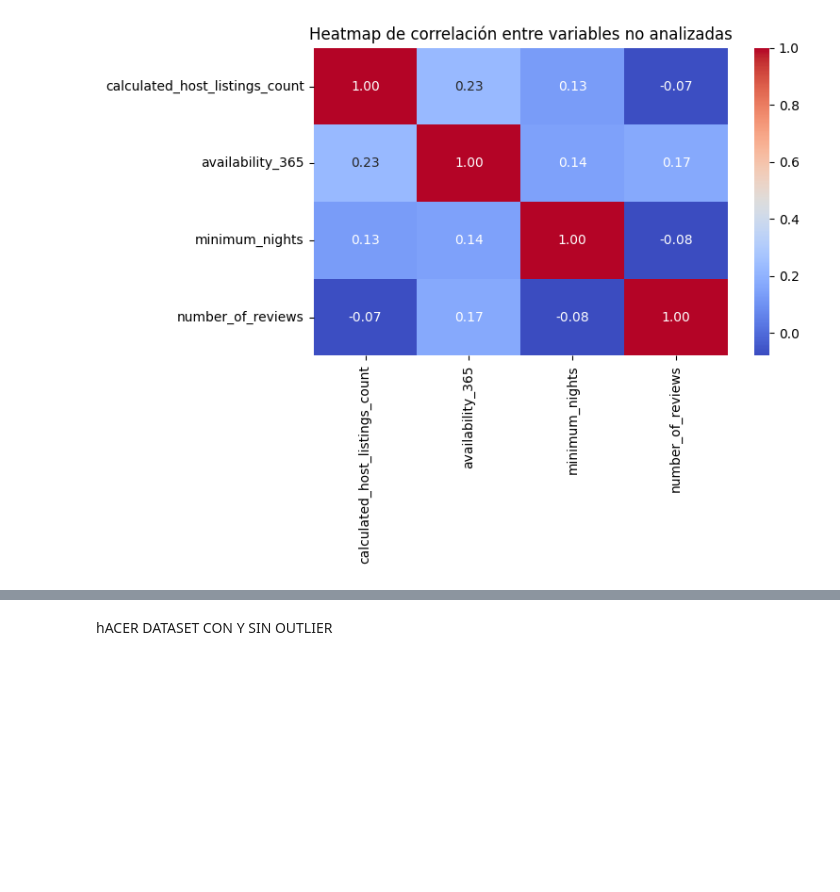
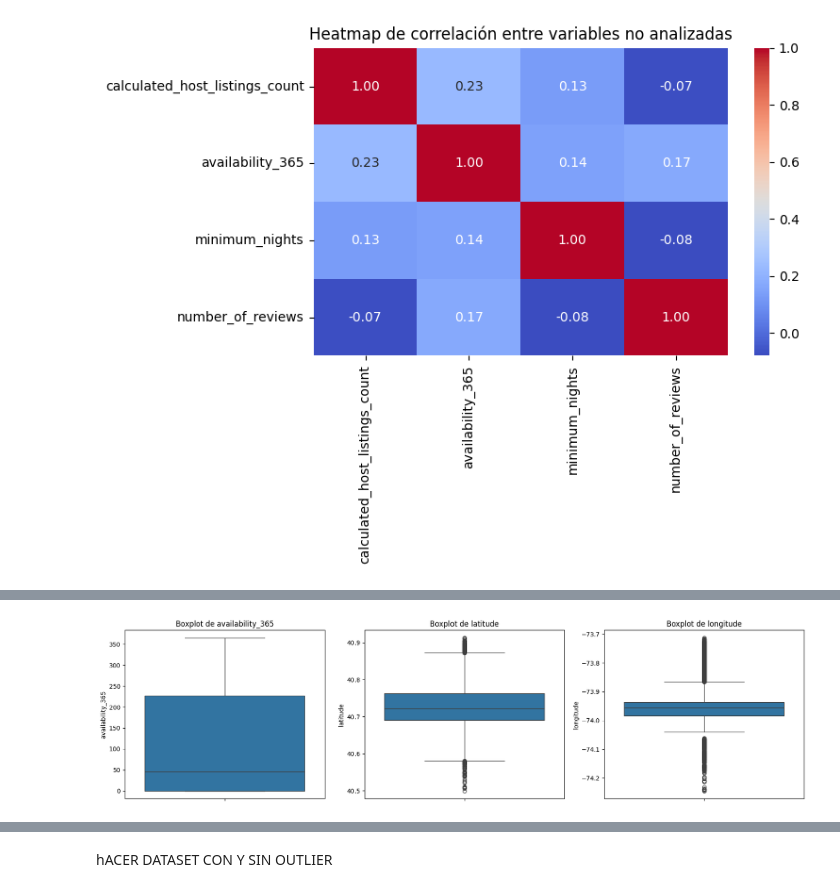
Before and after one commit to 4GeeksAcademy/ingenieropg80.machine-learning-phyton, a Jupyter notebook: src/explore.ipynb, the cells around one changed output, grey strips where cells are left out. Saved outputs shown, nothing was run; the diff lists cells and outputs as text; code cells hidden in the pictures; blank space fills up the shorter version.

```diff
--- a/src/explore.ipynb
+++ b/src/explore.ipynb
@@ -333,0 +366,14 @@ El número de listings por host no afecta mucho a las otras variables.
+# %%
+# 2 GRUPO variables con outliers
+fig2, axes2 = plt.subplots(1, 3, figsize=(20, 5))
+
+sns.boxplot(ax=axes2[0], data=total_data, y="availability_365")
+axes2[0].set_title("Boxplot de availability_365")
+sns.boxplot(ax=axes2[1], data=total_data, y="latitude")
+axes2[1].set_title("Boxplot de latitude")
+sns.boxplot(ax=axes2[2], data=total_data, y="longitude")
+axes2[2].set_title("Boxplot de longitude")
+
+plt.show()
+# %% [output]
+[figure, added]
```
Also changed, not shown: parts of 12 cells of this notebook.
